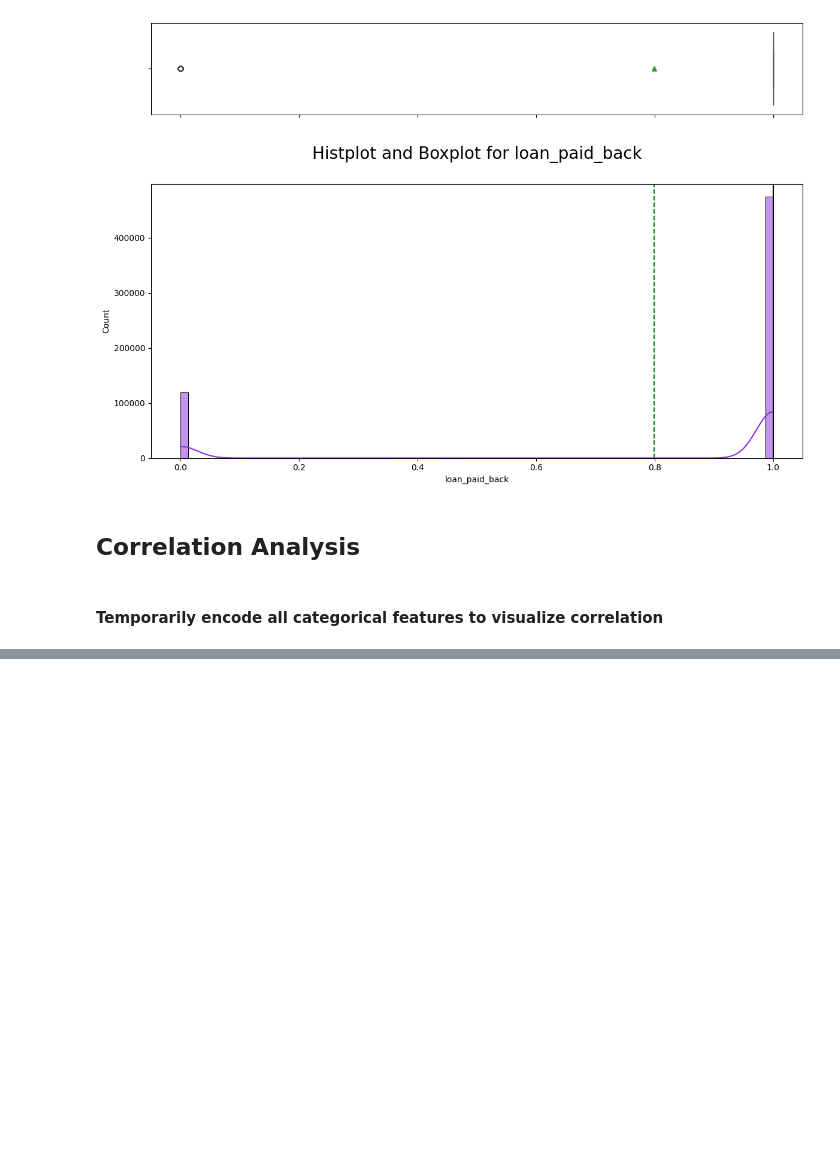
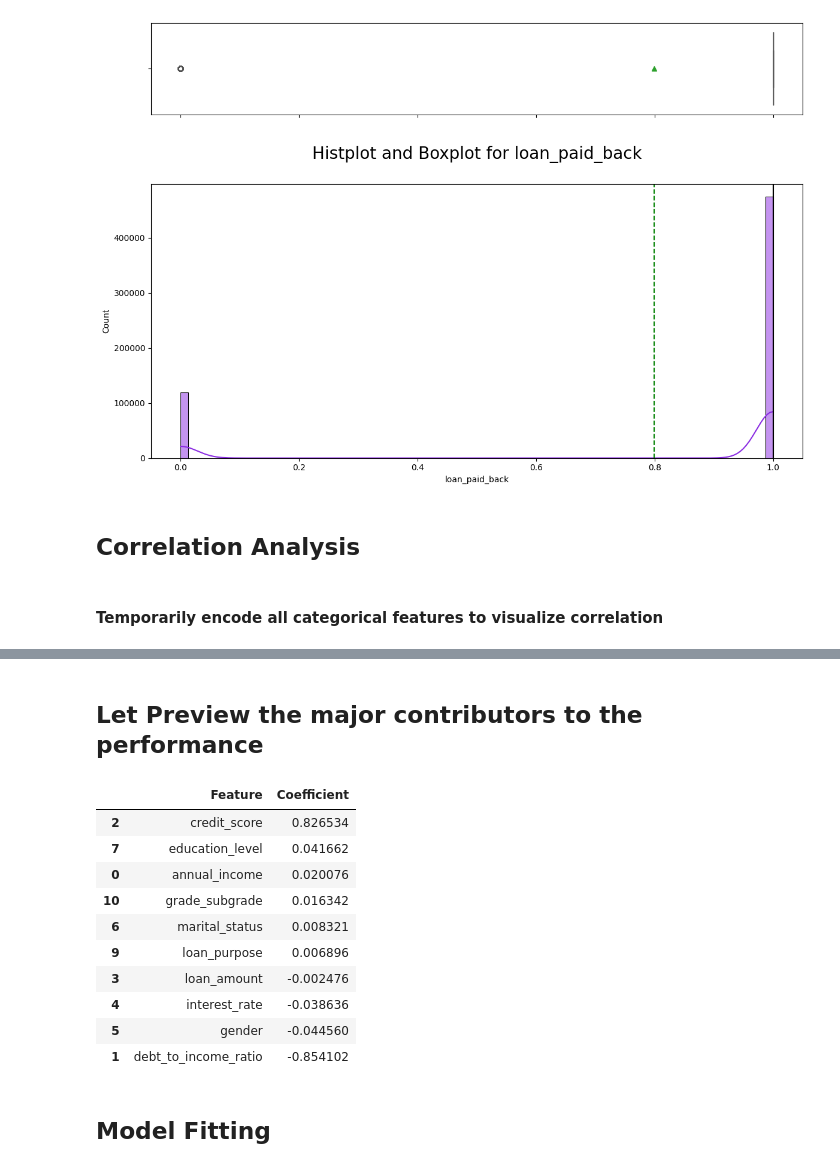
Before and after one commit to raji-ayyub/kaggle, a Jupyter notebook: Predicting Loan Payback/EDA/EDA.ipynb, the cells around one changed output, grey strips where cells are left out. Cells and saved outputs as stored; diff of their text form; code cells hidden in the pictures; blank space fills up the shorter version.

```diff
--- a/Predicting Loan Payback/EDA/EDA.ipynb
+++ b/Predicting Loan Payback/EDA/EDA.ipynb
@@ -418,0 +568,25 @@ dtype: float64
+# %% [markdown]
+## Let Preview the major contributors to the performance
+# %%
+import pandas as pd
+
+feature_importance = pd.DataFrame({
+    'Feature': x_train.columns,
+    'Coefficient': log_reg.coef_[0]
+}).sort_values(by='Coefficient', ascending=False)
+
+feature_importance.head(10)
+# %% [output]
+|  | Feature | Coefficient |
+| 2 | credit_score | 0.826534 |
+| 7 | education_level | 0.041662 |
+| 0 | annual_income | 0.020076 |
+| 10 | grade_subgrade | 0.016342 |
+| 6 | marital_status | 0.008321 |
+| 9 | loan_purpose | 0.006896 |
+| 3 | loan_amount | -0.002476 |
+| 4 | interest_rate | -0.038636 |
+| 5 | gender | -0.044560 |
+| 1 | debt_to_income_ratio | -0.854102 |
+# %% [markdown]
+## Model Fitting
```
Also changed, not shown: parts of 26 cells of this notebook, 2 other files.
